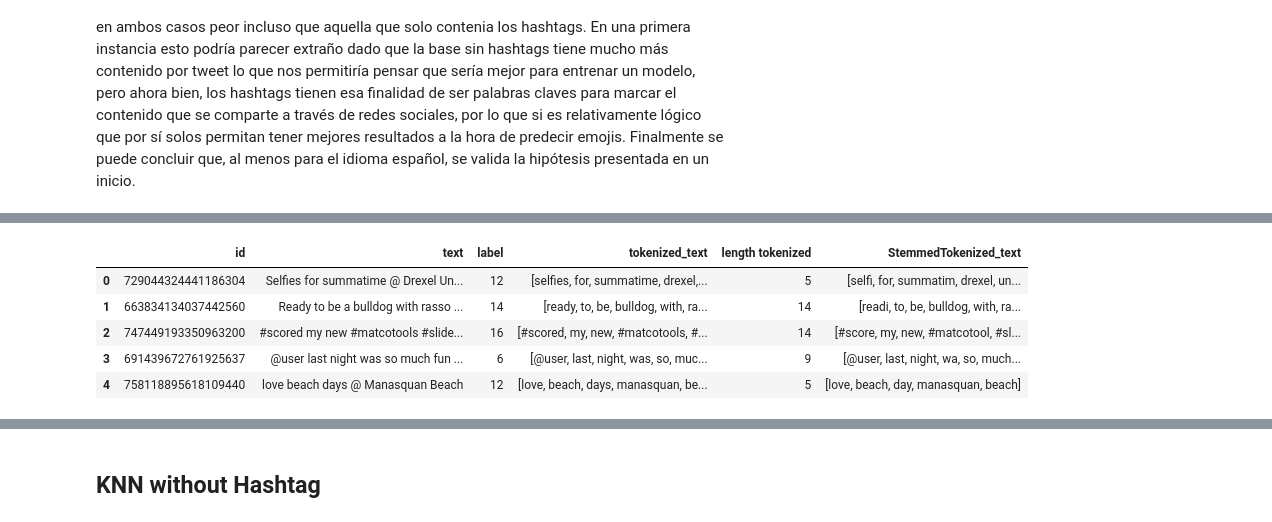
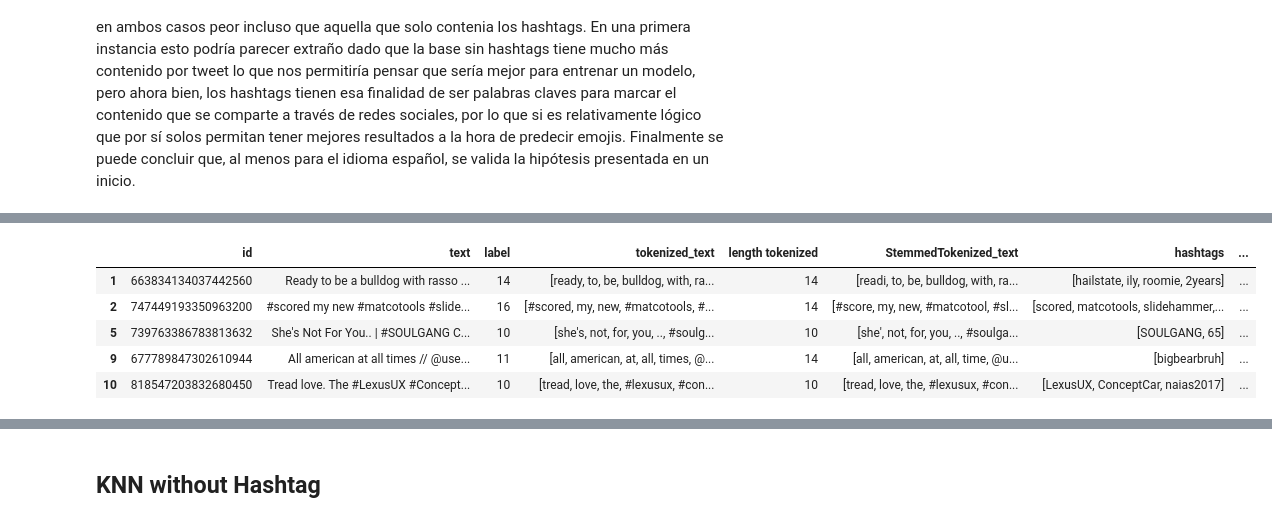
Before and after one commit to furrutiav/data-mining-2022, a Jupyter notebook: Hitos/H3/Pregunta 5.ipynb, the cells around one changed output, grey strips where cells are left out. Drawn from its saved outputs; the diff is of its cells as text; code cells hidden in the pictures.

```diff
--- a/Hitos/H3/Pregunta 5.ipynb
+++ b/Hitos/H3/Pregunta 5.ipynb
@@ -699,9 +516,9 @@ Wall time: 42.2 s
 # %%
-df_us_train.head()
+df_us_train_filtered.head()
 # %% [output]
-|  | id | text | label | tokenized_text | length tokenized | StemmedTokenized_text |
-| 0 | 729044324441186304 | Selfies for summatime @ Drexel Un... | 12 | [selfies, for, summatime, drexel,... | 5 | [selfi, for, summatim, drexel, un... |
-| 1 | 663834134037442560 | Ready to be a bulldog with rasso ... | 14 | [ready, to, be, bulldog, with, ra... | 14 | [readi, to, be, bulldog, with, ra... |
-| 2 | 747449193350963200 | #scored my new #matcotools #slide... | 16 | [#scored, my, new, #matcotools, #... | 14 | [#score, my, new, #matcotool, #sl... |
-| 3 | 691439672761925637 | @user last night was so much fun ... | 6 | [@user, last, night, was, so, muc... | 9 | [@user, last, night, wa, so, much... |
-| 4 | 758118895618109440 | love beach days @ Manasquan Beach | 12 | [love, beach, days, manasquan, be... | 5 | [love, beach, day, manasquan, beach] |
+|  | id | text | label | tokenized_text | length tokenized | StemmedTokenized_text | hashtags | ... |
+| 1 | 663834134037442560 | Ready to be a bulldog with rasso ... | 14 | [ready, to, be, bulldog, with, ra... | 14 | [readi, to, be, bulldog, with, ra... | [hailstate, ily, roomie, 2years] | ... |
+| 2 | 747449193350963200 | #scored my new #matcotools #slide... | 16 | [#scored, my, new, #matcotools, #... | 14 | [#score, my, new, #matcotool, #sl... | [scored, matcotools, slidehammer,... | ... |
+| 5 | 739763386783813632 | She's Not For You.. | #SOULGANG C... | 10 | [she's, not, for, you, .., #soulg... | 10 | [she', not, for, you, .., #soulga... | [SOULGANG, 65] | ... |
+| 9 | 677789847302610944 | All american at all times // @use... | 11 | [all, american, at, all, times, @... | 14 | [all, american, at, all, time, @u... | [bigbearbruh] | ... |
+| 10 | 818547203832680450 | Tread love. The #LexusUX #Concept... | 10 | [tread, love, the, #lexusux, #con... | 10 | [tread, love, the, #lexusux, #con... | [LexusUX, ConceptCar, naias2017] | ... |
```
Also changed, not shown: parts of 58 cells of this notebook.
